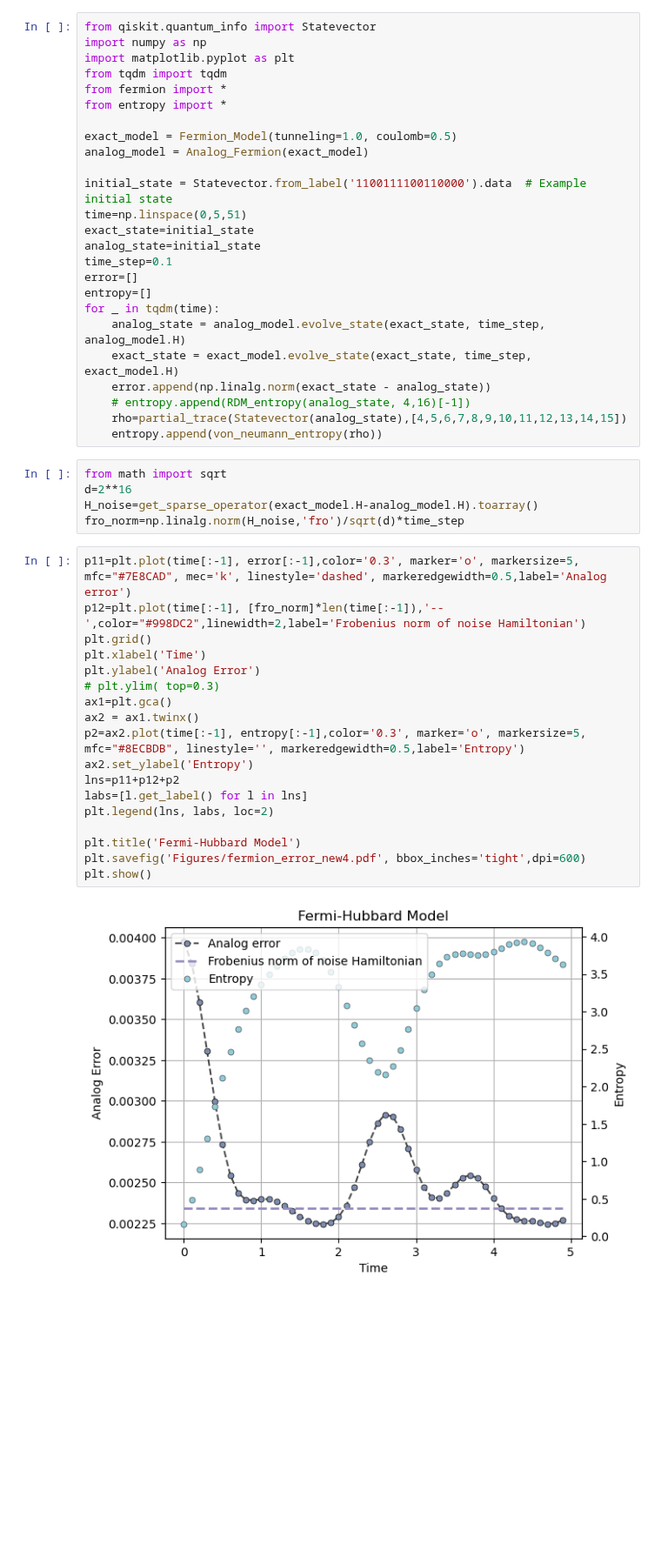
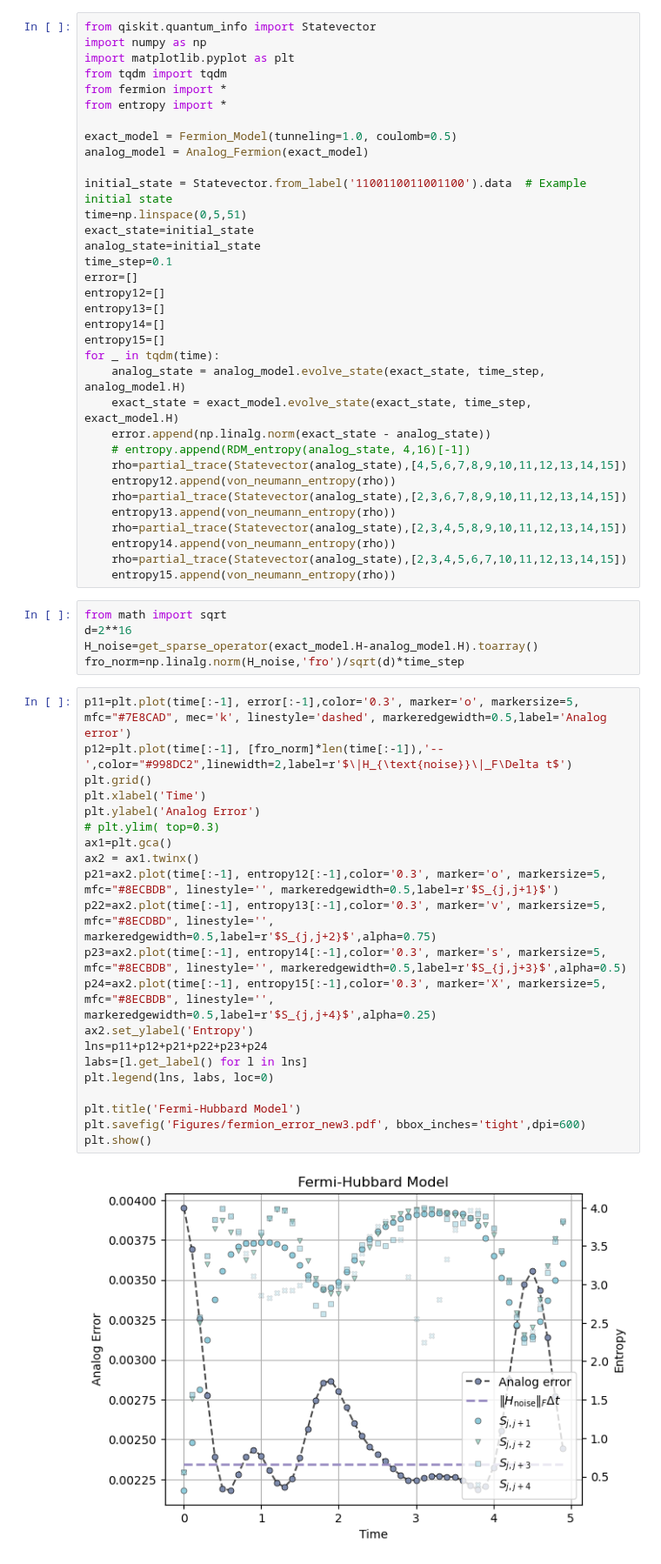
Before and after one commit to minidas/Entanglement-Induced-Resilience-of-Quantum-Dynamics, a Jupyter notebook: fermionic.ipynb, the cells around one changed output. Shown at 87% size. Drawn from its saved outputs; the diff is of its cells as text; blank space fills up the shorter version.

Commit message:
imp: marker of FH

```diff
--- a/fermionic.ipynb
+++ b/fermionic.ipynb
@@ -9,20 +9,29 @@ from entropy import *
 exact_model = Fermion_Model(tunneling=1.0, coulomb=0.5)
 analog_model = Analog_Fermion(exact_model)
 
-initial_state = Statevector.from_label('1100111100110000').data  # Example initial state
+initial_state = Statevector.from_label('1100110011001100').data  # Example initial state
 time=np.linspace(0,5,51)
 exact_state=initial_state
 analog_state=initial_state
 time_step=0.1
 error=[]
-entropy=[]
+entropy12=[]
+entropy13=[]
+entropy14=[]
+entropy15=[]
 for _ in tqdm(time):
     analog_state = analog_model.evolve_state(exact_state, time_step, analog_model.H)
     exact_state = exact_model.evolve_state(exact_state, time_step, exact_model.H)
     error.append(np.linalg.norm(exact_state - analog_state))
     # entropy.append(RDM_entropy(analog_state, 4,16)[-1])
     rho=partial_trace(Statevector(analog_state),[4,5,6,7,8,9,10,11,12,13,14,15])
-    entropy.append(von_neumann_entropy(rho))
+    entropy12.append(von_neumann_entropy(rho))
+    rho=partial_trace(Statevector(analog_state),[2,3,6,7,8,9,10,11,12,13,14,15])
+    entropy13.append(von_neumann_entropy(rho))
+    rho=partial_trace(Statevector(analog_state),[2,3,4,5,8,9,10,11,12,13,14,15])
+    entropy14.append(von_neumann_entropy(rho))
+    rho=partial_trace(Statevector(analog_state),[2,3,4,5,6,7,10,11,12,13,14,15])
+    entropy15.append(von_neumann_entropy(rho))
 # %%
 from math import sqrt
 d=2**16
@@ -30,21 +39,24 @@ H_noise=get_sparse_operator(exact_model.H-analog_model.H).toarray()
 fro_norm=np.linalg.norm(H_noise,'fro')/sqrt(d)*time_step
 # %%
 p11=plt.plot(time[:-1], error[:-1],color='0.3', marker='o', markersize=5, mfc="#7E8CAD", mec='k', linestyle='dashed', markeredgewidth=0.5,label='Analog error')
-p12=plt.plot(time[:-1], [fro_norm]*len(time[:-1]),'--',color="#998DC2",linewidth=2,label='Frobenius norm of noise Hamiltonian')
+p12=plt.plot(time[:-1], [fro_norm]*len(time[:-1]),'--',color="#998DC2",linewidth=2,label=r'$\|H_{\text{noise}}\|_F\Delta t$')
 plt.grid()
 plt.xlabel('Time')
 plt.ylabel('Analog Error')
 # plt.ylim( top=0.3)
 ax1=plt.gca()
 ax2 = ax1.twinx()
-p2=ax2.plot(time[:-1], entropy[:-1],color='0.3', marker='o', markersize=5, mfc="#8ECBDB", linestyle='', markeredgewidth=0.5,label='Entropy')
+p21=ax2.plot(time[:-1], entropy12[:-1],color='0.3', marker='o', markersize=5, mfc="#8ECBDB", linestyle='', markeredgewidth=0.5,label=r'$S_{j,j+1}$')
+p22=ax2.plot(time[:-1], entropy13[:-1],color='0.3', marker='v', markersize=5, mfc="#8ECDBD", linestyle='', markeredgewidth=0.5,label=r'$S_{j,j+2}$',alpha=0.75)
+p23=ax2.plot(time[:-1], entropy14[:-1],color='0.3', marker='s', markersize=5, mfc="#8ECBDB", linestyle='', markeredgewidth=0.5,label=r'$S_{j,j+3}$',alpha=0.5)
+p24=ax2.plot(time[:-1], entropy15[:-1],color='0.3', marker='X', markersize=5, mfc="#8ECBDB", linestyle='', markeredgewidth=0.5,label=r'$S_{j,j+4}$',alpha=0.25)
 ax2.set_ylabel('Entropy')
-lns=p11+p12+p2
+lns=p11+p12+p21+p22+p23+p24
 labs=[l.get_label() for l in lns]
-plt.legend(lns, labs, loc=2)
+plt.legend(lns, labs, loc=0)
 
 plt.title('Fermi-Hubbard Model')
-plt.savefig('Figures/fermion_error_new4.pdf', bbox_inches='tight',dpi=600)
+plt.savefig('Figures/fermion_error_new3.pdf', bbox_inches='tight',dpi=600)
 plt.show()
 # %% [output]
-[figure, old version]
+[figure, new version]
```
Also changed, not shown: 5 other files.
